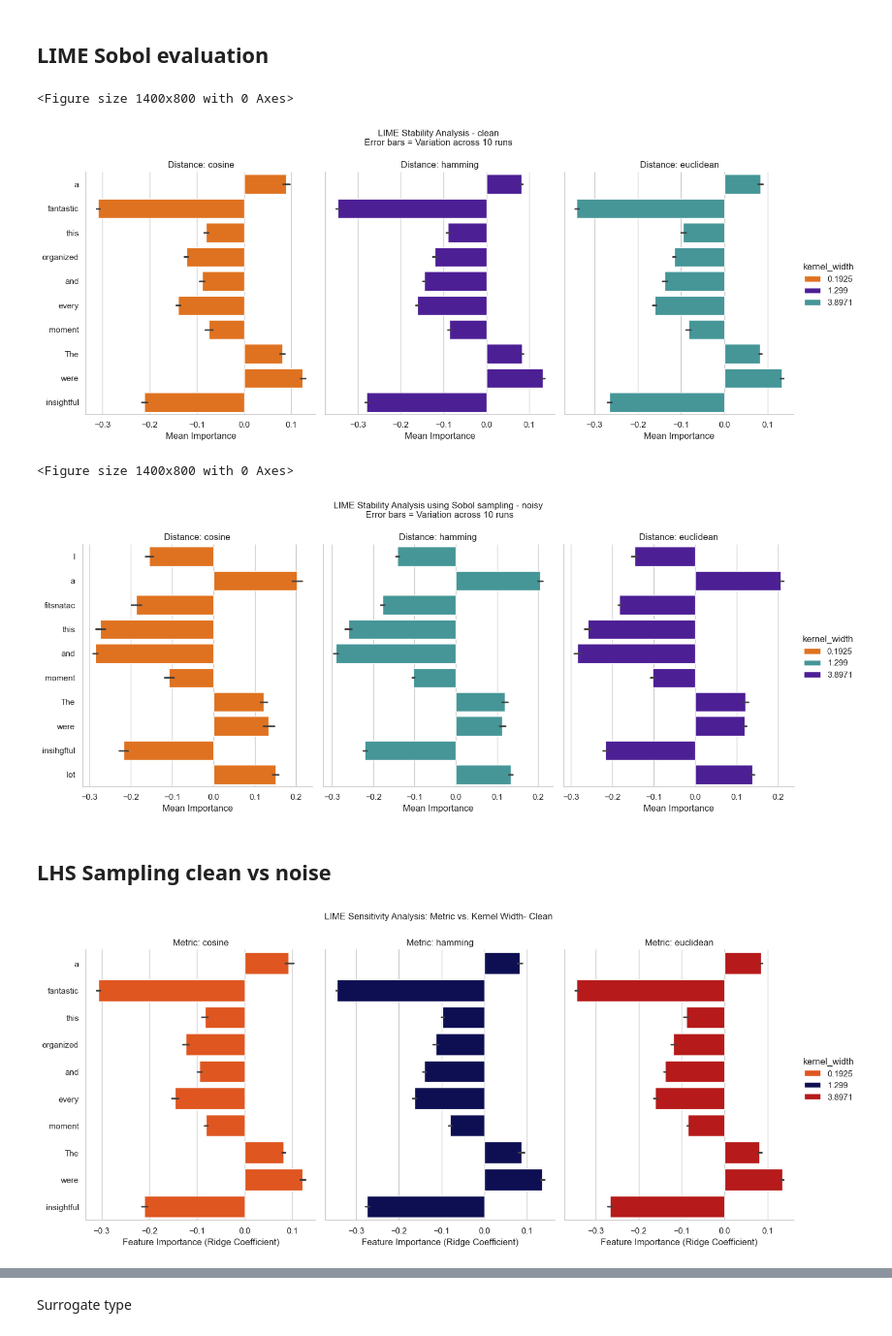
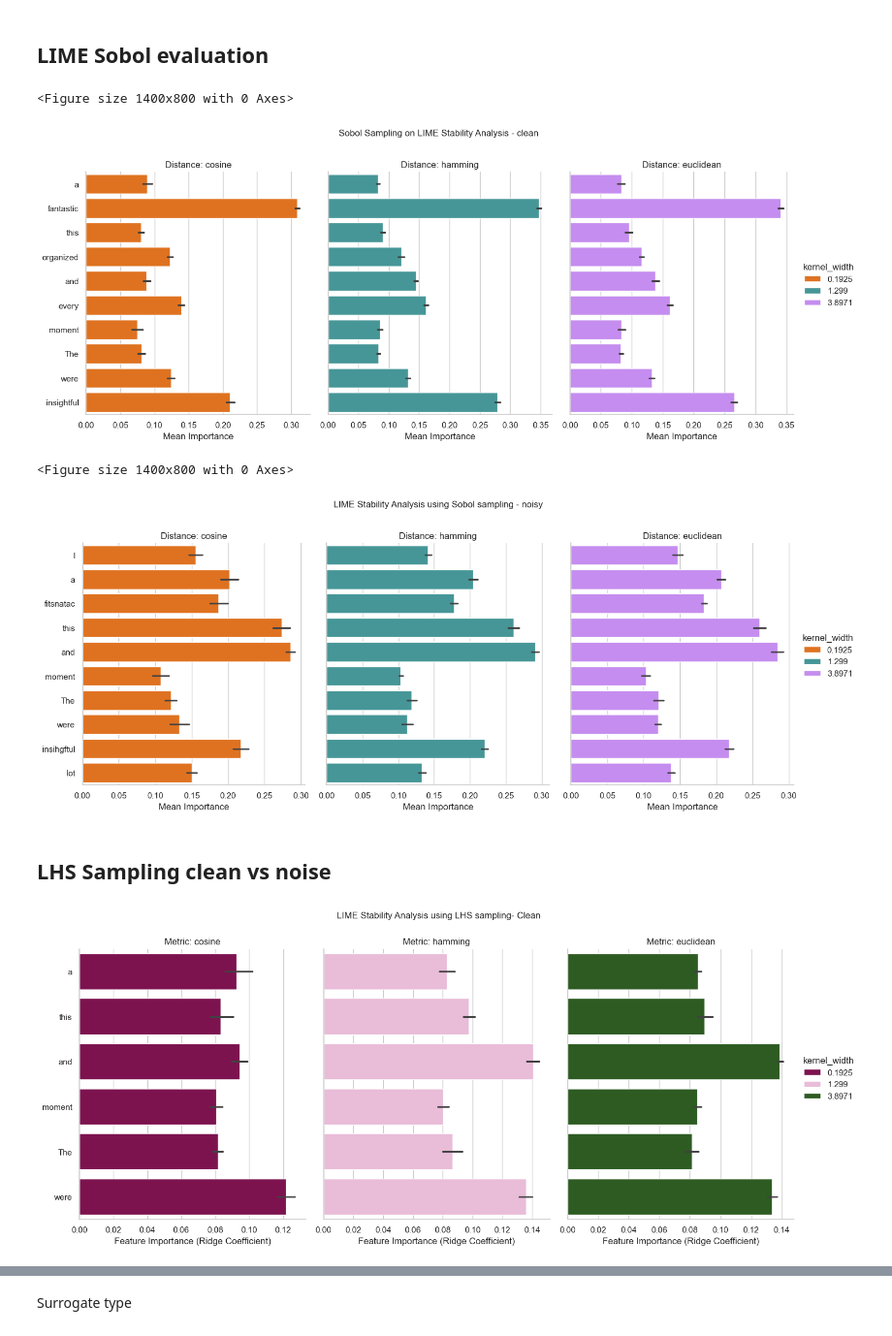
Before and after one commit to Oumaymabamoh/thesis-eval-synthetic-data-lime-nlp, a Jupyter notebook: results/LIME_evaluation.ipynb, the cells around one changed output, grey strips where cells are left out. Shown at 97% size. Cells and saved outputs as stored; diff of their text form; code cells hidden in the pictures.

```diff
--- a/results/LIME_evaluation.ipynb
+++ b/results/LIME_evaluation.ipynb
@@ -169,12 +168,12 @@ df_plot = df_sobol[df_sobol['word'].isin(top_words)]
 plt.figure(figsize=(14, 8))
 
 sns.set_theme(style="whitegrid")
-colors = ['#ff6d00','#480ca8','#38a3a5']
+colors = ['#ff6d00','#38a3a5','#c77dff']
 # Use a PointPlot or BarPlot with error bars to show stability
 g = sns.catplot(
     data=df_plot,
     kind="bar",
-    x="importance",
+    x="abs_importance",
     y="word",
     hue="kernel_width", # Compare metrics side-by-side
     col="metric", # Give each metric its own subplot
@@ -188,12 +187,12 @@ g = sns.catplot(
 g.set_axis_labels("Mean Importance", "")
 g.set_titles("Distance: {col_name}")
 plt.subplots_adjust(top=0.85)
-g.fig.suptitle("LIME Stability Analysis - clean\nError bars = Variation across 10 runs", fontsize=12)
+g.fig.suptitle("Sobol Sampling on LIME Stability Analysis - clean", fontsize=12)
 plt.savefig("/Users/oumaymabamoh/Desktop/thesis-evaluation-synthetic-data-lime-nlp/results/lime_sobol_stability_experiment.png")
 plt.show()
 # %% [output]
 <Figure size 1400x800 with 0 Axes>
-[figure, old version]
+[figure, new version]
 # %%
 import seaborn as sns
 import matplotlib.pyplot as plt
@@ -212,13 +211,13 @@ df_plot = df_sobol[df_sobol['word'].isin(top_words)]
 plt.figure(figsize=(14, 8))
 
 sns.set_theme(style="whitegrid")
-colors = ['#ff6d00','#38a3a5','#480ca8']
+colors = ['#ff6d00','#38a3a5','#c77dff']
 
 # Use a PointPlot or BarPlot with error bars to show stability
 g = sns.catplot(
     data=df_plot,
     kind="bar",
-    x="importance",
+    x="abs_importance",
     y="word",
     hue="kernel_width", # Compare metrics side-by-side
     col="metric", # Give each metric its own subplot
@@ -232,60 +231,58 @@ g = sns.catplot(
 g.set_axis_labels("Mean Importance", "")
 g.set_titles("Distance: {col_name}")
 plt.subplots_adjust(top=0.85)
-g.fig.suptitle("LIME Stability Analysis using Sobol sampling - noisy\n Error bars = Variation across 10 runs", fontsize=12)
+g.fig.suptitle("LIME Stability Analysis using Sobol sampling - noisy", fontsize=12)
 
 plt.savefig("/Users/oumaymabamoh/Desktop/thesis-evaluation-synthetic-data-lime-nlp/results/perturb_lime_sobol_stability_experiment.png")
 plt.show()
 # %% [output]
 <Figure size 1400x800 with 0 Axes>
-[figure, old version]
+[figure, new version]
 # %% [markdown]
 ## LHS Sampling clean vs noise
 # %%
 import pandas as pd
 import seaborn as sns
 import matplotlib.pyplot as plt
 
 # Load your data
 df_lhs = pd.read_csv('/Users/oumaymabamoh/Desktop/thesis-evaluation-synthetic-data-lime-nlp/outputs/lime/lime_lhs_sampling_kernel_results.csv')
 
 # Filtering for Readability
 # LIME can generate many words. We'll pick the top 10 most influential
 # words based on average absolute importance to keep the plot clean.
-top_words = (
-    df_lhs.groupby('word')['importance']
-    .apply(lambda x: x.abs().mean())
-    .sort_values(ascending=False)
-    .head(10)
-    .index
-)
-df_filtered = df_lhs[df_lhs['word'].isin(top_words)]
+# Calculate Absolute Importance for ranking
+df_lhs['abs_importance'] = df_lhs['importance'].abs()
+
+# Get top 10 most influential words overall
+top_words = df_lhs.groupby('word')['abs_importance'].mean().nlargest(10).index
+df_plot = df_lhs[df_sobol['word'].isin(top_words)]
 
 # Create the Visualization
 # We use 'catplot' to create a grid: one column per Metric
 sns.set_theme(style="whitegrid")
-colors = ['#ff4800','#03045e','#d00000']
+colors = ['#087e8b','#e0aaff','#ff8500']
 g = sns.catplot(
-    data=df_filtered,
+    data=df_plot,
     kind="bar",
-    x="importance",
+    x="abs_importance",
     y="word",
     hue="kernel_width",
     col="metric",
-    palette=colors,
+    palette="PiYG",
     height=6,
     aspect=0.8,
     sharex=False # Allows each metric to show its own scale if they vary wildly
 )
 
 # Customizing Labels and Titles
 g.set_axis_labels("Feature Importance (Ridge Coefficient)", "")
 g.set_titles("Metric: {col_name}")
-g.fig.suptitle("LIME Sensitivity Analysis: Metric vs. Kernel Width- Clean", y=1.05, fontsize=12)
+g.fig.suptitle("LIME Stability Analysis using LHS sampling- Clean", y=1.05, fontsize=12)
 plt.savefig("/Users/oumaymabamoh/Desktop/thesis-evaluation-synthetic-data-lime-nlp/results/lhs_stability_experiment.png")
 plt.show()
 # %% [output]
-[figure, old version]
+[figure, new version]
 # %%
 import pandas as pd
 import seaborn as sns
```
Also changed, not shown: parts of 5 cells of this notebook.
